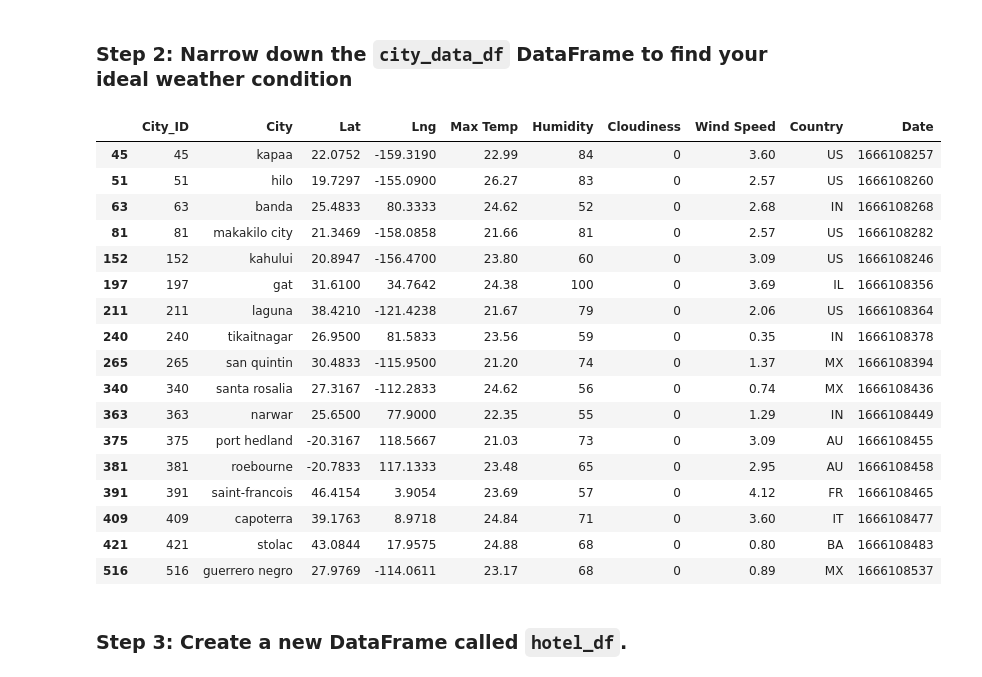
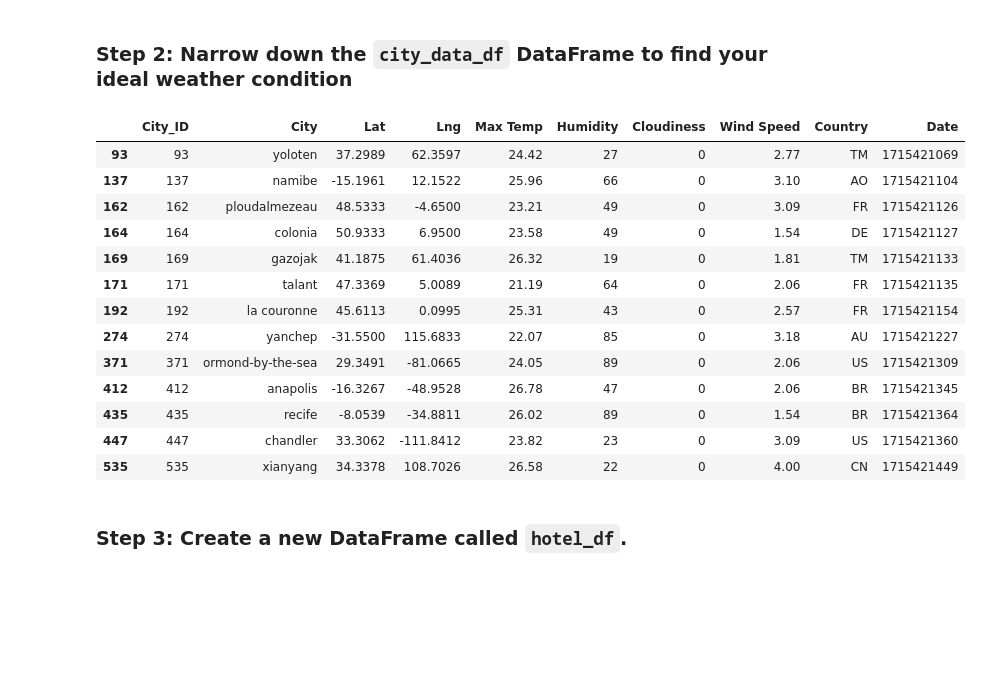
Before and after one commit to alvin-giang/Module6_Challenge, a Jupyter notebook: WeatherPy/VacationPy.ipynb, the cells around one changed output. Drawn from its saved outputs; the diff is of its cells as text; code cells hidden in the pictures; blank space fills up the shorter version.

```diff
--- a/WeatherPy/VacationPy.ipynb
+++ b/WeatherPy/VacationPy.ipynb
@@ -18,6 +15,6 @@ from api_keys import geoapify_key
 # %%
 # Load the CSV file created in Part 1 into a Pandas DataFrame
-csv_file = Path("output_data/cities.csv")
+csv_file = Path("Output/cities.csv")
 city_data_df = pd.read_csv(csv_file)
 
 # Display sample data
@@ -47,32 +55,30 @@ city_data_df.head()
 ### Step 2: Narrow down the `city_data_df` DataFrame to find your ideal weather condition
 # %%
 # Narrow down cities that fit criteria and drop any results with null values
-# YOUR CODE HERE
+ideal_weather_df = city_data_df.loc[(city_data_df["Max Temp"] > 21) &
+                                    (city_data_df["Max Temp"] < 27) &
+                                    (city_data_df["Wind Speed"] < 4.5) &
+                                    (city_data_df["Cloudiness"] == 0), :]
 
 # Drop any rows with null values
-# YOUR CODE HERE
-
+ideal_weather_df = ideal_weather_df.dropna(how="any")
 # Display sample data
-# YOUR CODE HERE
+ideal_weather_df
 # %% [output]
 |  | City_ID | City | Lat | Lng | Max Temp | Humidity | Cloudiness | Wind Speed | Country | Date |
-| 45 | 45 | kapaa | 22.0752 | -159.3190 | 22.99 | 84 | 0 | 3.60 | US | 1666108257 |
-| 51 | 51 | hilo | 19.7297 | -155.0900 | 26.27 | 83 | 0 | 2.57 | US | 1666108260 |
-| 63 | 63 | banda | 25.4833 | 80.3333 | 24.62 | 52 | 0 | 2.68 | IN | 1666108268 |
-| 81 | 81 | makakilo city | 21.3469 | -158.0858 | 21.66 | 81 | 0 | 2.57 | US | 1666108282 |
-| 152 | 152 | kahului | 20.8947 | -156.4700 | 23.80 | 60 | 0 | 3.09 | US | 1666108246 |
-| 197 | 197 | gat | 31.6100 | 34.7642 | 24.38 | 100 | 0 | 3.69 | IL | 1666108356 |
-| 211 | 211 | laguna | 38.4210 | -121.4238 | 21.67 | 79 | 0 | 2.06 | US | 1666108364 |
-| 240 | 240 | tikaitnagar | 26.9500 | 81.5833 | 23.56 | 59 | 0 | 0.35 | IN | 1666108378 |
-| 265 | 265 | san quintin | 30.4833 | -115.9500 | 21.20 | 74 | 0 | 1.37 | MX | 1666108394 |
-| 340 | 340 | santa rosalia | 27.3167 | -112.2833 | 24.62 | 56 | 0 | 0.74 | MX | 1666108436 |
-| 363 | 363 | narwar | 25.6500 | 77.9000 | 22.35 | 55 | 0 | 1.29 | IN | 1666108449 |
-| 375 | 375 | port hedland | -20.3167 | 118.5667 | 21.03 | 73 | 0 | 3.09 | AU | 1666108455 |
-| 381 | 381 | roebourne | -20.7833 | 117.1333 | 23.48 | 65 | 0 | 2.95 | AU | 1666108458 |
-| 391 | 391 | saint-francois | 46.4154 | 3.9054 | 23.69 | 57 | 0 | 4.12 | FR | 1666108465 |
-| 409 | 409 | capoterra | 39.1763 | 8.9718 | 24.84 | 71 | 0 | 3.60 | IT | 1666108477 |
-| 421 | 421 | stolac | 43.0844 | 17.9575 | 24.88 | 68 | 0 | 0.80 | BA | 1666108483 |
-| 516 | 516 | guerrero negro | 27.9769 | -114.0611 | 23.17 | 68 | 0 | 0.89 | MX | 1666108537 |
+| 93 | 93 | yoloten | 37.2989 | 62.3597 | 24.42 | 27 | 0 | 2.77 | TM | 1715421069 |
+| 137 | 137 | namibe | -15.1961 | 12.1522 | 25.96 | 66 | 0 | 3.10 | AO | 1715421104 |
+| 162 | 162 | ploudalmezeau | 48.5333 | -4.6500 | 23.21 | 49 | 0 | 3.09 | FR | 1715421126 |
+| 164 | 164 | colonia | 50.9333 | 6.9500 | 23.58 | 49 | 0 | 1.54 | DE | 1715421127 |
+| 169 | 169 | gazojak | 41.1875 | 61.4036 | 26.32 | 19 | 0 | 1.81 | TM | 1715421133 |
+| 171 | 171 | talant | 47.3369 | 5.0089 | 21.19 | 64 | 0 | 2.06 | FR | 1715421135 |
+| 192 | 192 | la couronne | 45.6113 | 0.0995 | 25.31 | 43 | 0 | 2.57 | FR | 1715421154 |
+| 274 | 274 | yanchep | -31.5500 | 115.6833 | 22.07 | 85 | 0 | 3.18 | AU | 1715421227 |
+| 371 | 371 | ormond-by-the-sea | 29.3491 | -81.0665 | 24.05 | 89 | 0 | 2.06 | US | 1715421309 |
+| 412 | 412 | anapolis | -16.3267 | -48.9528 | 26.78 | 47 | 0 | 2.06 | BR | 1715421345 |
+| 435 | 435 | recife | -8.0539 | -34.8811 | 26.02 | 89 | 0 | 1.54 | BR | 1715421364 |
+| 447 | 447 | chandler | 33.3062 | -111.8412 | 23.82 | 23 | 0 | 3.09 | US | 1715421360 |
+| 535 | 535 | xianyang | 34.3378 | 108.7026 | 26.58 | 22 | 0 | 4.00 | CN | 1715421449 |
 # %% [markdown]
 ### Step 3: Create a new DataFrame called `hotel_df`.
 # %%
```
Also changed, not shown: parts of 8 cells of this notebook, 6 other files.
